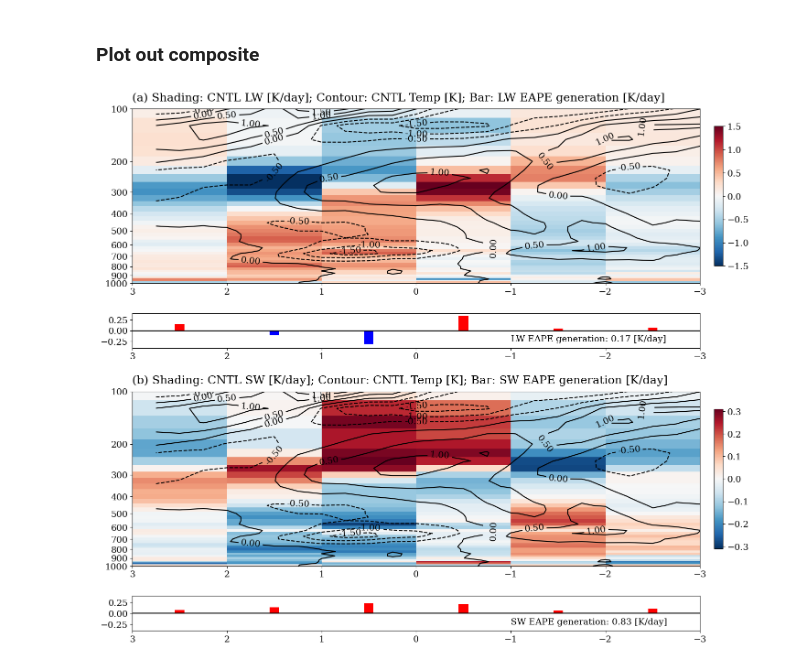
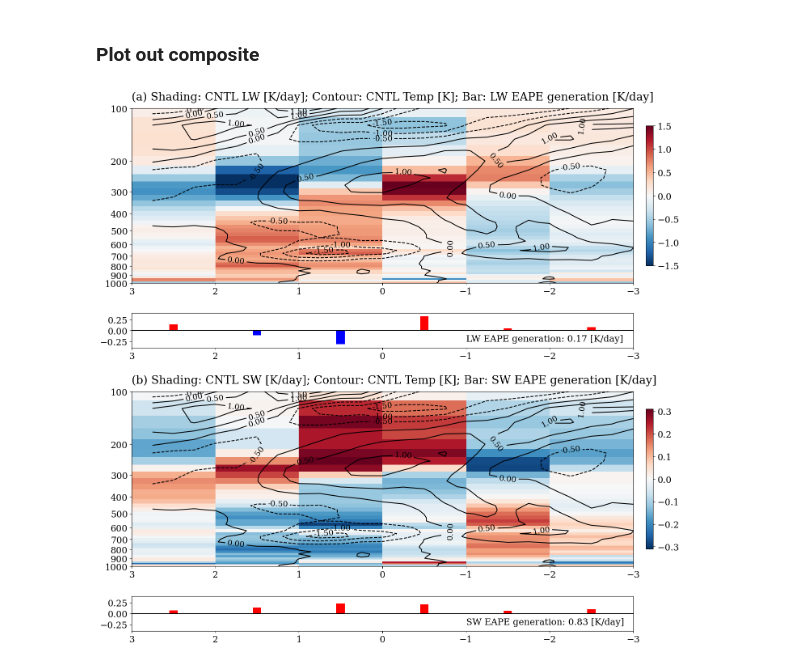
Before and after one commit to JosephKan828/Bachelor_Thesis, a Jupyter notebook: CCKWs_Climatology/CCKWs_lw_comp.ipynb, the cells around one changed output. Saved outputs shown, nothing was run; the diff lists cells and outputs as text; code cells hidden in the pictures.

```diff
--- a/CCKWs_Climatology/CCKWs_lw_comp.ipynb
+++ b/CCKWs_Climatology/CCKWs_lw_comp.ipynb
@@ -172,11 +172,11 @@ print(growth_rate_vint["lw"].sum())
 # Set global font settings
 plt.rcParams["font.family"] = "serif"
 plt.rcParams["mathtext.fontset"] = "cm"
-plt.rcParams["xtick.labelsize"] = 14
-plt.rcParams["ytick.labelsize"] = 14
+plt.rcParams["xtick.labelsize"] = 16
+plt.rcParams["ytick.labelsize"] = 16
 
 # Figure setting
-fig = plt.figure(figsize=(16, 15))
+fig = plt.figure(figsize=(16, 17))
 gs = gridspec.GridSpec(4, 1, height_ratios=[1, 0.2, 1, 0.2], hspace=0.35)
 
 # Upper penel (pcolormesh & contour)
@@ -194,7 +194,7 @@ ax0.set_xticks(np.linspace(-3, 3, 7))
 ax0.set_yticks(np.linspace(100, 1000, 10), np.linspace(100, 1000, 10, dtype=int))
 ax0.set_ylim(1000, 100)
 ax0.set_xlim(3, -3)
-ax0.text(3, 90, "(a) Shading: CNTL LW [K/day]; Contour: CNTL Temp [K]; Bar: LW EAPE generation [K/day]", fontsize=18)
+ax0.text(3, 90, "(a) Shading: CNTL LW [K/day]; Contour: CNTL Temp [K]; Bar: LW EAPE generation [K/day]", fontsize=20)
 ax0.clabel(t_cf, fmt="%1.2f", inline=True, fontsize=14)
 
 # Add colorbar for ax0
@@ -215,7 +215,7 @@ ax1.axhline(0, color="k")
 ax1.set_yticks(np.linspace(-0.25, 0.25, 3))
 ax1.set_xlim(3, -3)
 ax1.set_ylim(-0.4, 0.4)
-ax1.text(-1, -0.25, f"LW EAPE generation: {np.round(growth_rate_vint['lw'].sum(), 2)} [K/day]", fontsize=14)
+ax1.text(-1, -0.25, f"LW EAPE generation: {np.round(growth_rate_vint['lw'].sum(), 2)} [K/day]", fontsize=16)
 
 # Align ax1 with ax0
 pos0 = ax0.get_position()
@@ -237,34 +237,34 @@ ax2.set_xticks(np.linspace(-3, 3, 7))
 ax2.set_yticks(np.linspace(100, 1000, 10), np.linspace(100, 1000, 10, dtype=int))
 ax2.set_ylim(1000, 100)
 ax2.set_xlim(3, -3)
-ax2.text(3, 90, "(b) Shading: CNTL SW [K/day]; Contour: CNTL Temp [K]; Bar: SW EAPE generation [K/day]", fontsize=18)
+ax2.text(3, 90, "(b) Shading: CNTL SW [K/day]; Contour: CNTL Temp [K]; Bar: SW EAPE generation [K/day]", fontsize=20)
 ax2.clabel(t_cf, fmt="%1.2f", inline=True, fontsize=14)
 
 # Lower panel (LW bar plot)
 ax3 = fig.add_subplot(gs[3], sharex=ax0)
 sw_positive_cond = np.where(growth_rate_vint["sw"] > 0)[0]
 sw_negative_cond = np.where(growth_rate_vint["sw"] < 0)[0]
 
 ax3.bar(np.linspace(-2.5, 2.5, 6)[sw_positive_cond], growth_rate_vint["sw"][sw_positive_cond], width=0.1, color="red")
 ax3.bar(np.linspace(-2.5, 2.5, 6)[sw_negative_cond], growth_rate_vint["sw"][sw_negative_cond], width=0.1, color="blue")
 ax3.axhline(0, color="k")
 ax3.set_yticks(np.linspace(-0.25, 0.25, 3))
 ax3.set_xlim(3, -3)
 ax3.set_ylim(-0.4, 0.4)
-ax3.text(-1, -0.25, f"SW EAPE generation: {np.round(growth_rate_vint['sw'].sum(), 2)} [K/day]", fontsize=14)
+ax3.text(-1, -0.25, f"SW EAPE generation: {np.round(growth_rate_vint['sw'].sum(), 2)} [K/day]", fontsize=16)
 
 
 # Add colorbar for ax0
 cax0 = inset_axes(ax2, width="1.5%", height="80%", loc="center right",
                 bbox_to_anchor=(0.04, 0, 1, 1),
                 bbox_transform=ax2.transAxes, borderpad=0)
 fig.colorbar(sw_cf, cax=cax0)
 
 # Align ax1 with ax0
 pos2 = ax2.get_position()
 pos3 = ax3.get_position()
 ax3.set_position([pos3.x0, pos3.y0+0.01, pos2.width, pos3.height])
 
-plt.savefig("/home/b11209013/Bachelor_Thesis/Figure/LW_SW_growthrate.png", dpi=300);
+plt.savefig("/home/b11209013/Bachelor_Thesis/Figure/LW_SW_growthrate.png", dpi=600);
 # %% [output]
-[figure, old version]
+[figure, new version]
```
Also changed, not shown: 2 other files.
